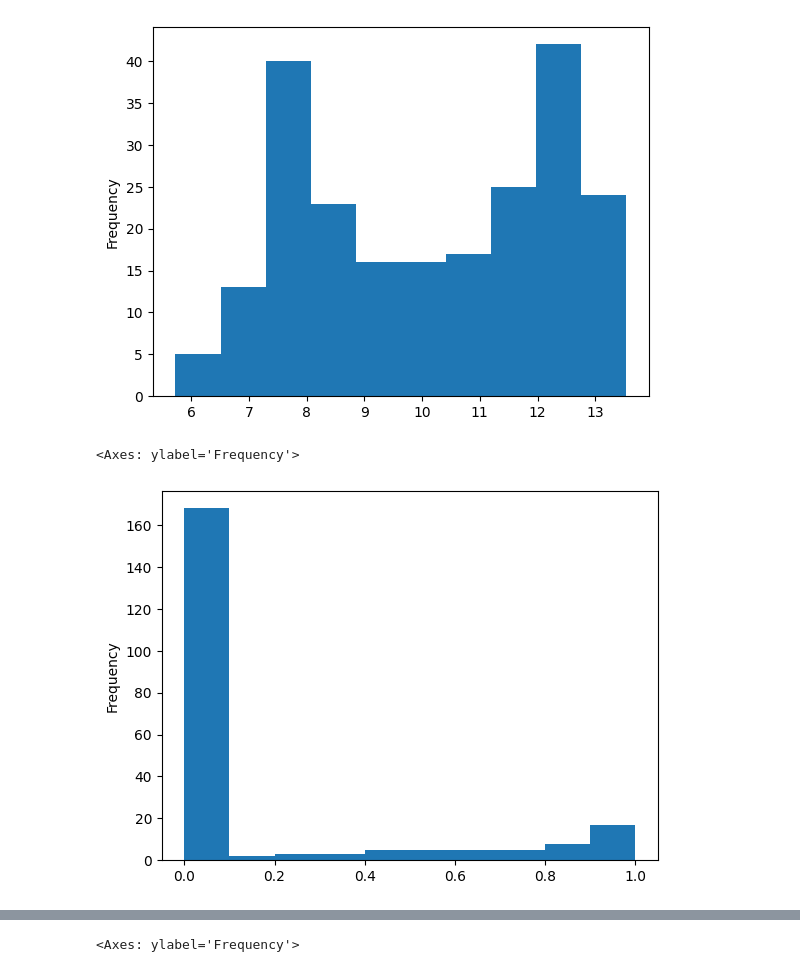
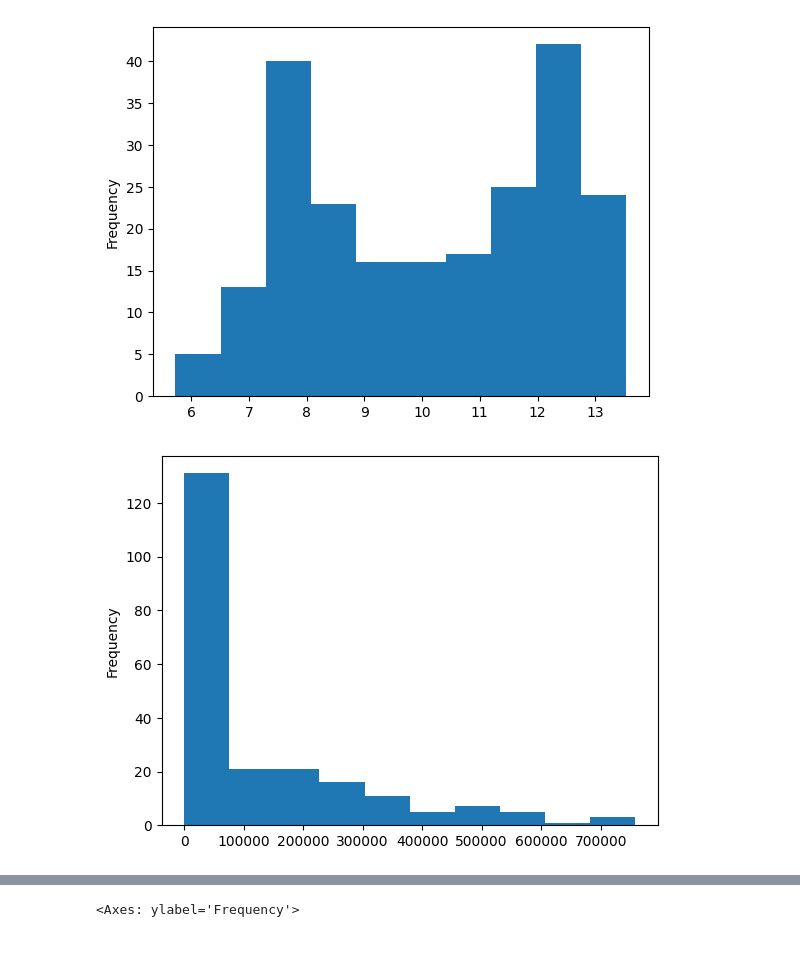
Before and after one commit to Ruks-7/WiDS-Global-Datathon-2026, a Jupyter notebook: WiDS_Datathon_2026_Version_4.ipynb, the cells around one changed output, grey strips where cells are left out. Saved outputs shown, nothing was run; the diff lists cells and outputs as text; code cells hidden in the pictures.

```diff
--- a/WiDS_Datathon_2026_Version_4.ipynb
+++ b/WiDS_Datathon_2026_Version_4.ipynb
@@ -508,9 +529,8 @@ np.log1p(df_train["dist_min_ci_0_5h"]).plot(
 <Axes: ylabel='Frequency'>
 [figure]
 # %%
-df_train["alignment_abs"].plot(
+df_train["dist_min_ci_0_5h"].plot(
     kind = "hist"
-)
+);
 # %% [output]
-<Axes: ylabel='Frequency'>
-[figure, old version]
+[figure, new version]
```
Also changed, not shown: parts of 31 cells of this notebook.
